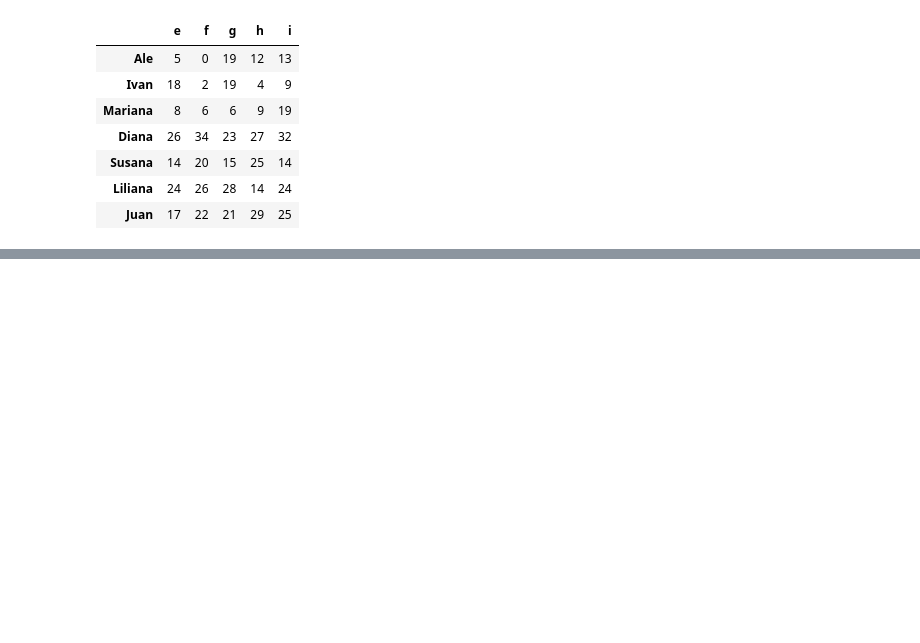
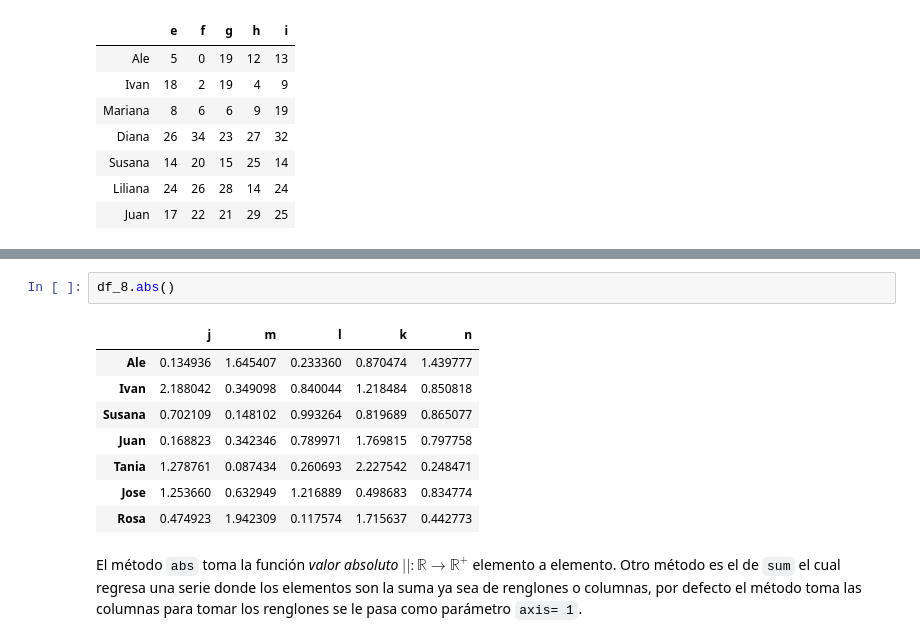
Before and after one commit to msalazarcgeo/Curso_intro_Prog_Ana_Dat, a Jupyter notebook: Series_Dataframes.ipynb, the cells around one changed output, grey strips where cells are left out. Saved outputs shown, nothing was run; the diff lists cells and outputs as text; blank space fills up the shorter version.

```diff
--- a/Series_Dataframes.ipynb
+++ b/Series_Dataframes.ipynb
@@ -1077,0 +1093,13 @@ Dentro de los *dataframes* podemos
+# %%
+df_8.abs()
+# %% [output]
+|  | j | m | l | k | n |
+| Ale | 0.134936 | 1.645407 | 0.233360 | 0.870474 | 1.439777 |
+| Ivan | 2.188042 | 0.349098 | 0.840044 | 1.218484 | 0.850818 |
+| Susana | 0.702109 | 0.148102 | 0.993264 | 0.819689 | 0.865077 |
+| Juan | 0.168823 | 0.342346 | 0.789971 | 1.769815 | 0.797758 |
+| Tania | 1.278761 | 0.087434 | 0.260693 | 2.227542 | 0.248471 |
+| Jose | 1.253660 | 0.632949 | 1.216889 | 0.498683 | 0.834774 |
+| Rosa | 0.474923 | 1.942309 | 0.117574 | 1.715637 | 0.442773 |
+# %% [markdown]
+El método `abs` toma la función *valor absoluto* $| |:\mathbb{R} \rightarrow \mathbb{R}^+$ elemento a elemento. Otro método es el de `sum` el cual regresa una serie donde los elementos son la suma ya sea de renglones o columnas, por defecto el método toma las columnas para tomar los renglones se le pasa como parámetro `axis= 1`.
```
Also changed, not shown: parts of 34 cells of this notebook, 2 other files.
